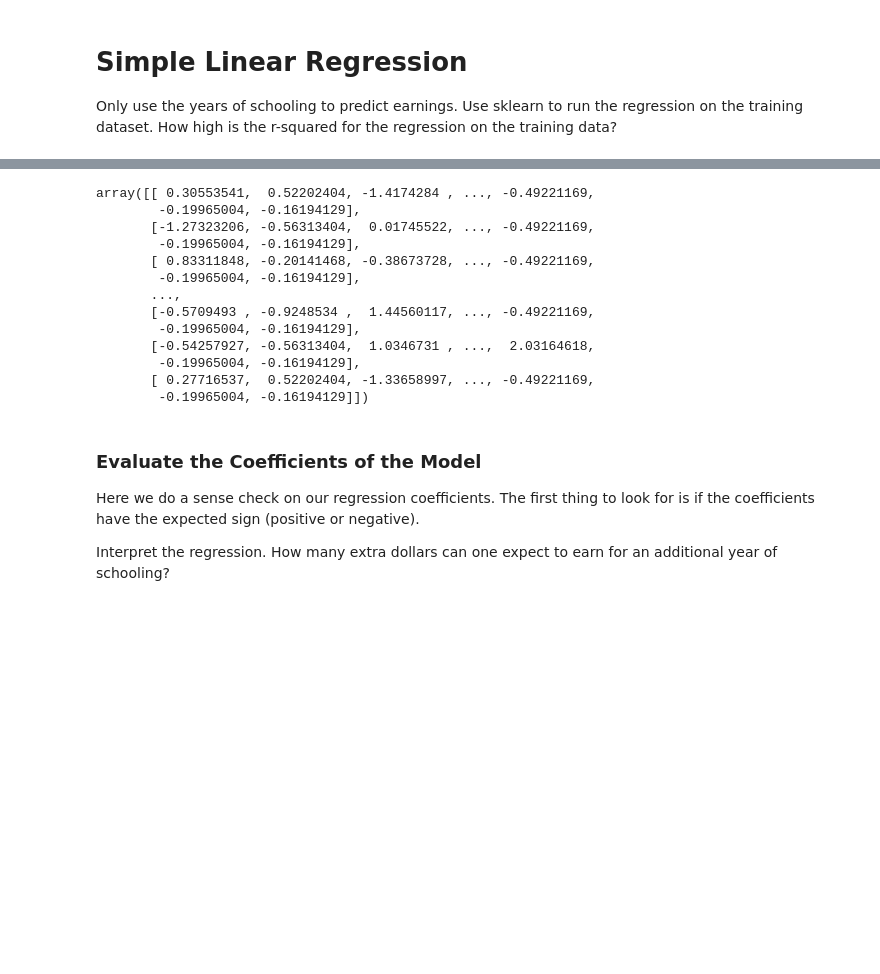
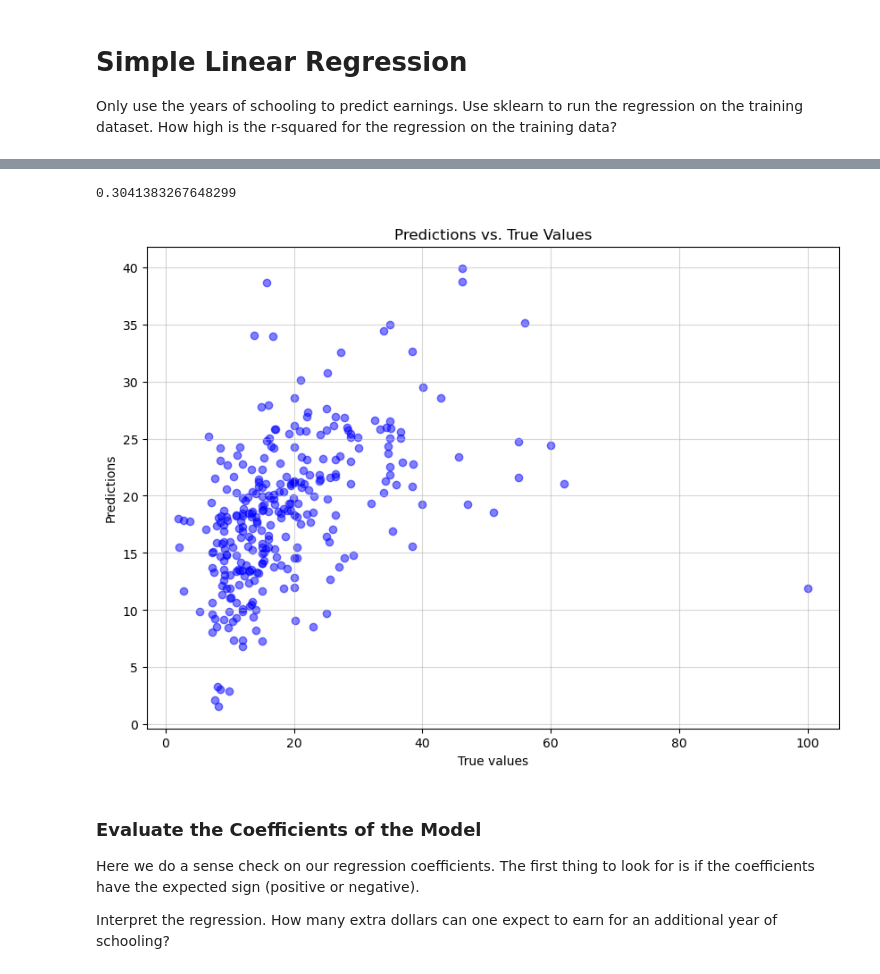
Before and after one commit to redrum88/100-Days-of-Code-Python-Bootcamp, a Jupyter notebook: day_100_Determinants_of_Earnings.ipynb, the cells around one changed output, grey strips where cells are left out. Drawn from its saved outputs; the diff is of its cells as text; code cells hidden in the pictures; blank space fills up the shorter version.

```diff
--- a/day_100_Determinants_of_Earnings.ipynb
+++ b/day_100_Determinants_of_Earnings.ipynb
@@ -177,15 +182,17 @@ plt.show()
 
 We *can't* use all the entries in our dataset to train our model. Keep 20% of the data for later as a testing dataset (out-of-sample data).
 # %%
-# Split in to X, y
-X = df_data.drop("EARNINGS", axis=1)
-y = df_data['EARNINGS'] # y
+np.random.seed(42)
 
-# Make train and test datasets
-X_train, X_test, y_train, y_test = train_test_split(
-    X,
-    y,
-    test_size=0.2,
-    random_state=10)
-len(X_train), len(y_train), len(X_test), len(y_test)
+# Split data into X & y
+X = df_data.drop('EARNINGS', axis=1)
+y = df_data['EARNINGS']
+
+X_train, X_test, y_train, y_test = train_test_split(X, y, test_size=0.2)
+
+model = LinearRegression()
+
+# Fit model
+model.fit(X_train, y_train)
+model.score(X_test, y_test)
 # %% [output]
@@ -296,20 +206,21 @@ model.evaluate(X_test, y_test)
-# %%
-X_test
-#model.predict()
-# %% [output]
-array([[ 0.30553541,  0.52202404, -1.4174284 , ..., -0.49221169,
-        -0.19965004, -0.16194129],
-       [-1.27323206, -0.56313404,  0.01745522, ..., -0.49221169,
-        -0.19965004, -0.16194129],
-       [ 0.83311848, -0.20141468, -0.38673728, ..., -0.49221169,
-        -0.19965004, -0.16194129],
-       ...,
-       [-0.5709493 , -0.9248534 ,  1.44560117, ..., -0.49221169,
-        -0.19965004, -0.16194129],
-       [-0.54257927, -0.56313404,  1.0346731 , ...,  2.03164618,
-        -0.19965004, -0.16194129],
-       [ 0.27716537,  0.52202404, -1.33658997, ..., -0.49221169,
-        -0.19965004, -0.16194129]])
+# %%
+# Score
+model.score(X_train, y_train)
+# %% [output]
+0.3041383267648299
+# %%
+# Make predictions
+y_preds = model.predict(X_test)
+
+# Plot predictions against ground truth
+plt.scatter(y_test, y_preds, alpha=0.5, color='blue')
+plt.xlabel('True values')
+plt.ylabel('Predictions')
+plt.title('Predictions vs. True Values')
+plt.grid(alpha=0.5)
+plt.show()
+# %% [output]
+[figure, added]
 # %% [markdown]
 ### Evaluate the Coefficients of the Model
 
```
Also changed, not shown: parts of 18 cells of this notebook, 3 other files.
